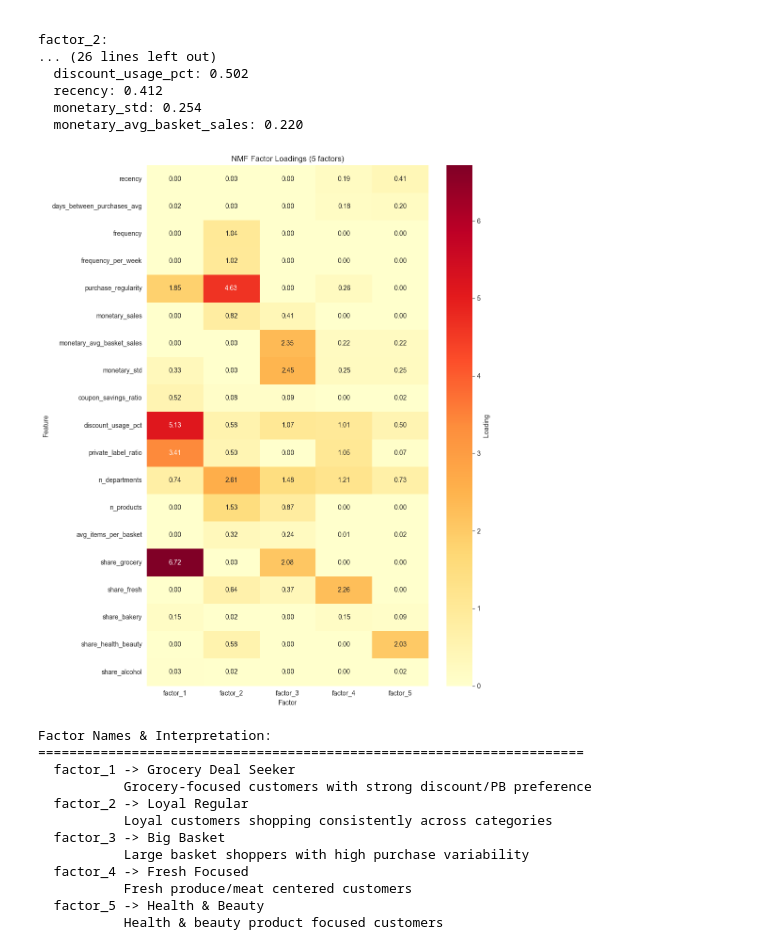
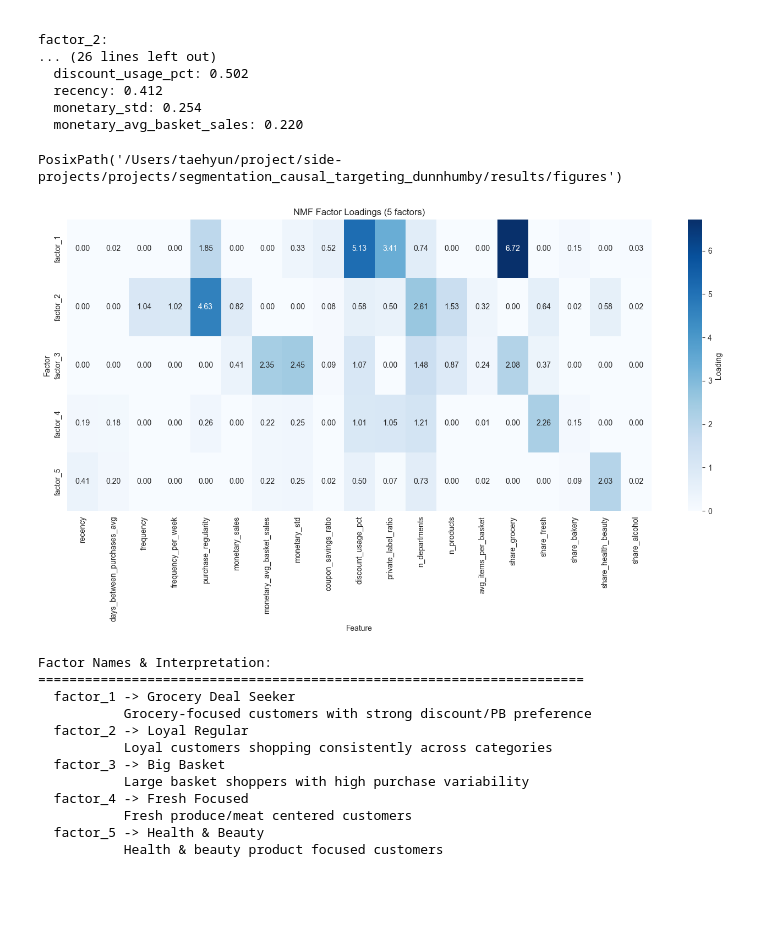
Before and after one commit to tae73/side-projects, a Jupyter notebook: projects/kr_segmentation_causal_targeting_dunnhumby/notebook/02_customer_profiling.ipynb, the cells around one changed output. Cells and saved outputs as stored; diff of their text form; code cells hidden in the pictures; blank space fills up the shorter version.

Commit message:
update figures

```diff
--- a/projects/kr_segmentation_causal_targeting_dunnhumby/notebook/02_customer_profiling.ipynb
+++ b/projects/kr_segmentation_causal_targeting_dunnhumby/notebook/02_customer_profiling.ipynb
@@ -469,27 +469,31 @@ factor_2:
   recency: 0.412
   monetary_std: 0.254
   monetary_avg_basket_sales: 0.220
+# %%
+FIG_PATH
+# %% [output]
+PosixPath('/Users/taehyun/project/side-projects/projects/segmentation_causal_targeting_dunnhumby/results/figures')
 # %%
 # Factor loadings heatmap
-fig, ax = plt.subplots(figsize=(10, 12))
+fig, ax = plt.subplots(figsize=(14, 8))
 
 sns.heatmap(
-    df_factor_loadings,
+    df_factor_loadings.T,
     annot=True,
     fmt='.2f',
-    cmap='YlOrRd',
+    cmap='Blues',
     ax=ax,
     cbar_kws={'label': 'Loading'}
 )
 
 ax.set_title(f'NMF Factor Loadings ({N_COMPONENTS} factors)', fontsize=12)
-ax.set_xlabel('Factor')
-ax.set_ylabel('Feature')
+ax.set_xlabel('Feature')
+ax.set_ylabel('Factor')
 plt.tight_layout()
 fig.savefig(FIG_PATH / 'factor_loadings_heatmap.png', dpi=150, bbox_inches='tight')
 plt.show()
 # %% [output]
-[figure, old version]
+[figure, new version]
 # %%
 # Assign factor names based on interpretation
 FACTOR_NAMES = {
```
Also changed, not shown: parts of 3 cells of this notebook, 6 other files.
